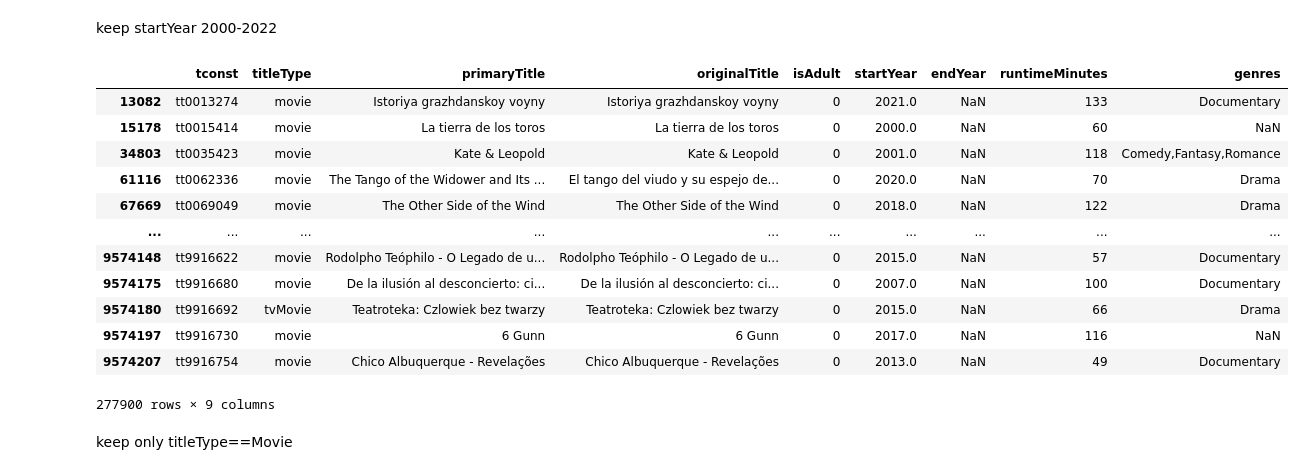
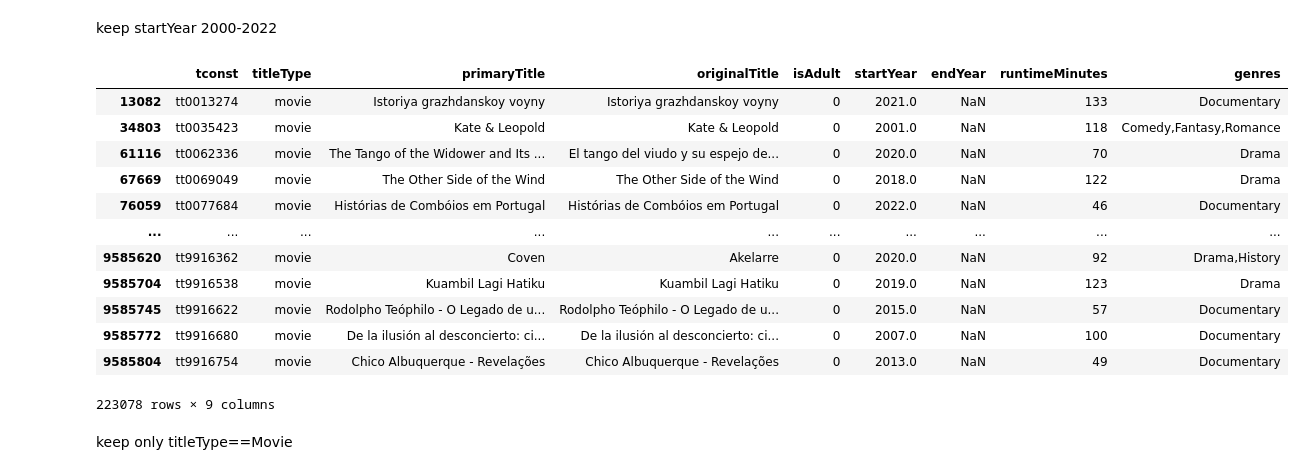
Before and after one commit to ahmadalmasri270/Project_3, a Jupyter notebook: project_3.ipynb, the cells around one changed output. Saved outputs shown, nothing was run; the diff lists cells and outputs as text; code cells hidden in the pictures.

```diff
--- a/project_3.ipynb
+++ b/project_3.ipynb
@@ -172,23 +172,23 @@ basics
 # %% [markdown]
 keep startYear 2000-2022
 # %%
-is_movie = basics['titleType'].str.contains('movie',case=False)
+is_movie = basics['titleType'] == 'movie'
 basics = basics[is_movie]
 basics
 # %% [output]
 |  | tconst | titleType | primaryTitle | originalTitle | isAdult | startYear | endYear | runtimeMinutes | genres |
 | 13082 | tt0013274 | movie | Istoriya grazhdanskoy voyny | Istoriya grazhdanskoy voyny | 0 | 2021.0 | NaN | 133 | Documentary |
-| 15178 | tt0015414 | movie | La tierra de los toros | La tierra de los toros | 0 | 2000.0 | NaN | 60 | NaN |
 | 34803 | tt0035423 | movie | Kate & Leopold | Kate & Leopold | 0 | 2001.0 | NaN | 118 | Comedy,Fantasy,Romance |
 | 61116 | tt0062336 | movie | The Tango of the Widower and Its ... | El tango del viudo y su espejo de... | 0 | 2020.0 | NaN | 70 | Drama |
 | 67669 | tt0069049 | movie | The Other Side of the Wind | The Other Side of the Wind | 0 | 2018.0 | NaN | 122 | Drama |
+| 76059 | tt0077684 | movie | Histórias de Combóios em Portugal | Histórias de Combóios em Portugal | 0 | 2022.0 | NaN | 46 | Documentary |
 | ... | ... | ... | ... | ... | ... | ... | ... | ... | ... |
-| 9574148 | tt9916622 | movie | Rodolpho Teóphilo - O Legado de u... | Rodolpho Teóphilo - O Legado de u... | 0 | 2015.0 | NaN | 57 | Documentary |
-| 9574175 | tt9916680 | movie | De la ilusión al desconcierto: ci... | De la ilusión al desconcierto: ci... | 0 | 2007.0 | NaN | 100 | Documentary |
-| 9574180 | tt9916692 | tvMovie | Teatroteka: Czlowiek bez twarzy | Teatroteka: Czlowiek bez twarzy | 0 | 2015.0 | NaN | 66 | Drama |
-| 9574197 | tt9916730 | movie | 6 Gunn | 6 Gunn | 0 | 2017.0 | NaN | 116 | NaN |
-| 9574207 | tt9916754 | movie | Chico Albuquerque - Revelações | Chico Albuquerque - Revelações | 0 | 2013.0 | NaN | 49 | Documentary |
+| 9585620 | tt9916362 | movie | Coven | Akelarre | 0 | 2020.0 | NaN | 92 | Drama,History |
+| 9585704 | tt9916538 | movie | Kuambil Lagi Hatiku | Kuambil Lagi Hatiku | 0 | 2019.0 | NaN | 123 | Drama |
+| 9585745 | tt9916622 | movie | Rodolpho Teóphilo - O Legado de u... | Rodolpho Teóphilo - O Legado de u... | 0 | 2015.0 | NaN | 57 | Documentary |
+| 9585772 | tt9916680 | movie | De la ilusión al desconcierto: ci... | De la ilusión al desconcierto: ci... | 0 | 2007.0 | NaN | 100 | Documentary |
+| 9585804 | tt9916754 | movie | Chico Albuquerque - Revelações | Chico Albuquerque - Revelações | 0 | 2013.0 | NaN | 49 | Documentary |
-277900 rows × 9 columns
+223078 rows × 9 columns
 # %% [markdown]
 keep only titleType==Movie
 # %%
```
Also changed, not shown: parts of 35 cells of this notebook, 4 other files.
